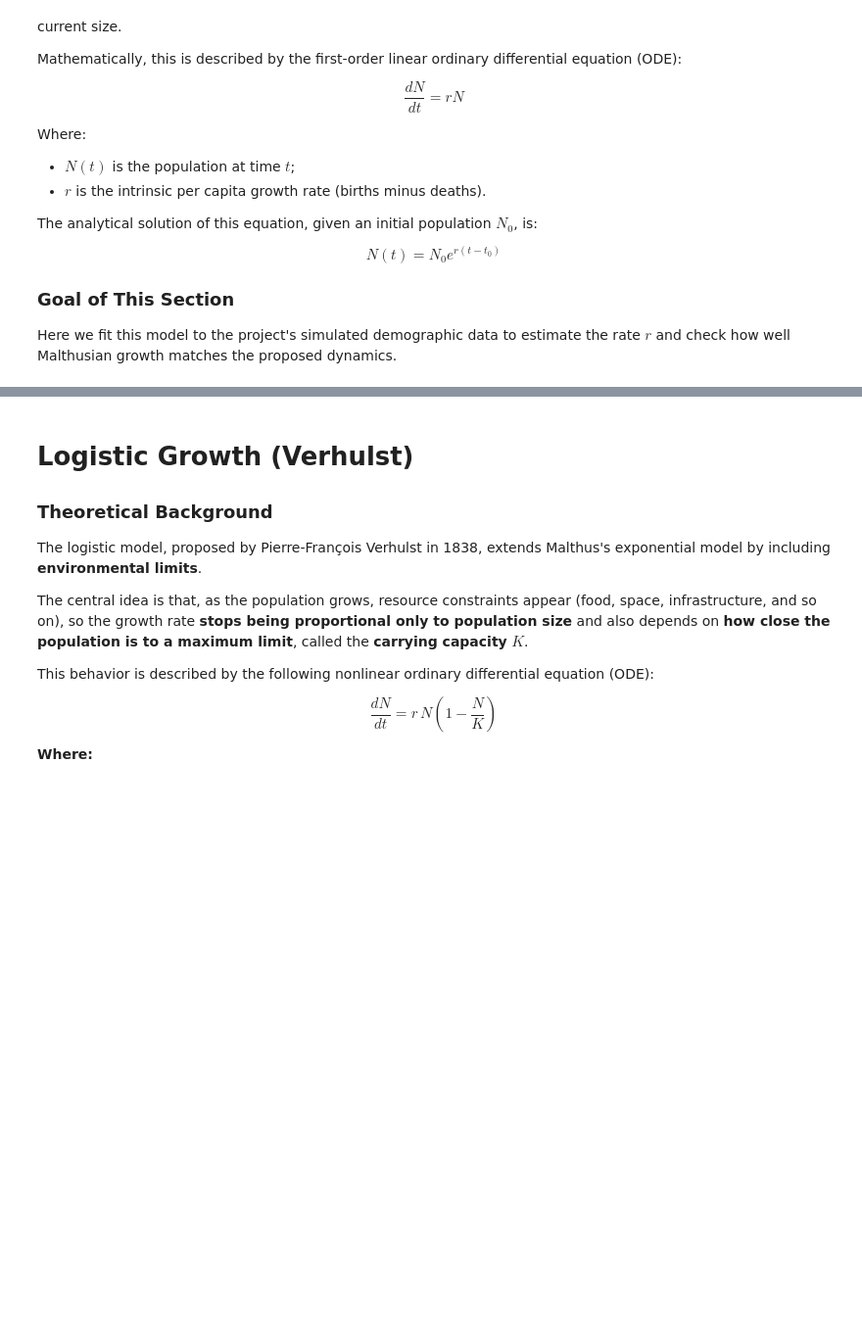
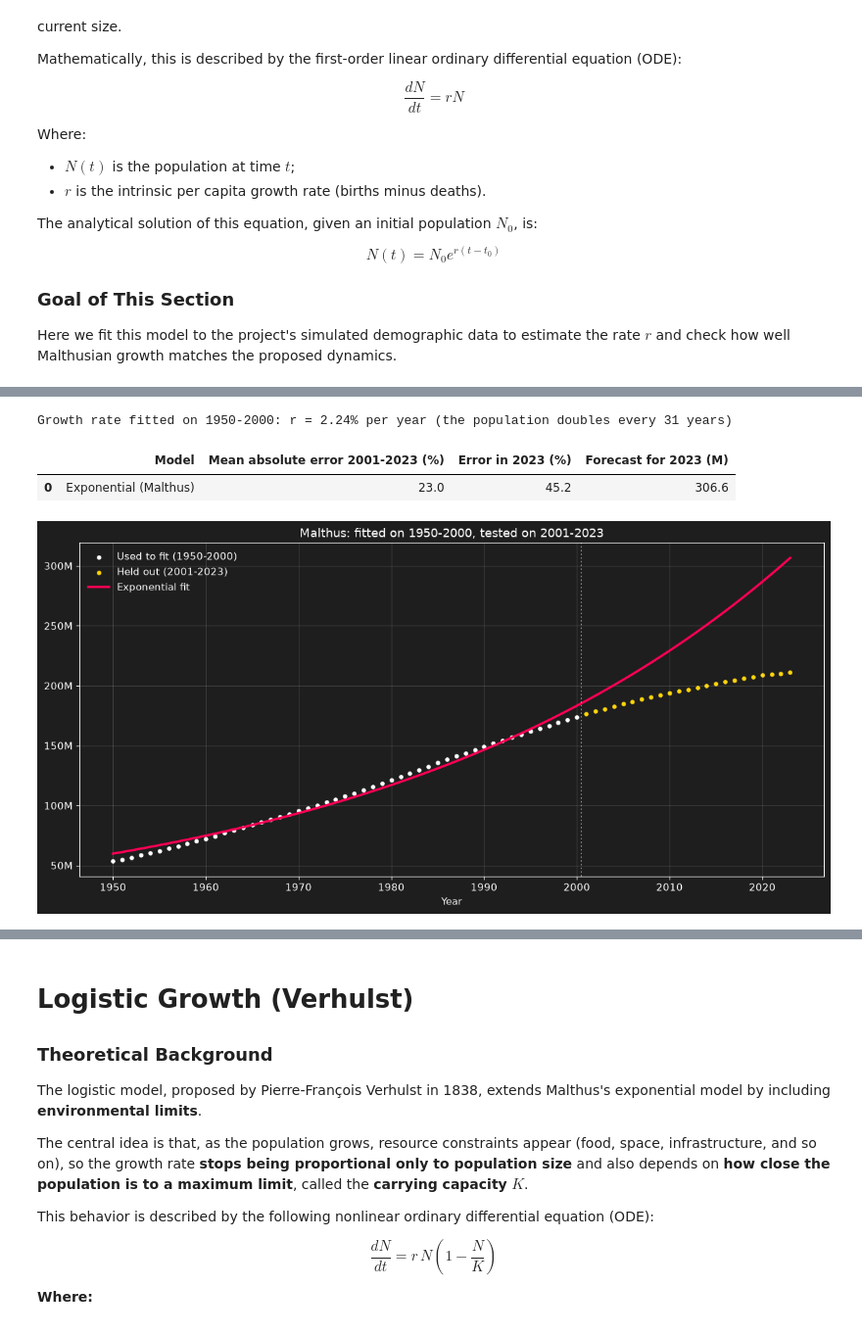
Before and after one commit to Vitor-Dias-Ferreira/population-dynamics-models, a Jupyter notebook: population_dynamics_models.ipynb, the cells around one changed output, grey strips where cells are left out. Shown at 98% size. Drawn from its saved outputs; the diff is of its cells as text; code cells hidden in the pictures; blank space fills up the shorter version.

```diff
--- a/population_dynamics_models.ipynb
+++ b/population_dynamics_models.ipynb
@@ -312,0 +148,44 @@ As a result, the model ends up predicting an **artificial "population explosion"
+# %%
+TRAIN_END = 2000
+train = estimates.loc[:TRAIN_END]
+test = estimates.loc[TRAIN_END + 1:]
+t_train = train.index.to_numpy() - 1950
+t_test = test.index.to_numpy() - 1950
+
+
+def exponential(t, P0, r):
+    return P0 * np.exp(r * t)
+
+
+(P0_exp, r_exp), _ = curve_fit(exponential, t_train, train.to_numpy(), p0=[50e6, 0.02])
+pred_exp = exponential(t_test, P0_exp, r_exp)
+
+
+def forecast_errors(name, prediction):
+    pct = (prediction - test.to_numpy()) / test.to_numpy() * 100
+    return {'Model': name, 'Mean absolute error 2001-2023 (%)': np.abs(pct).mean(),
+            'Error in 2023 (%)': pct[-1], 'Forecast for 2023 (M)': prediction[-1] / 1e6}
+
+
+print(f'Growth rate fitted on 1950-2000: r = {r_exp:.2%} per year '
+      f'(the population doubles every {np.log(2) / r_exp:.0f} years)')
+pd.DataFrame([forecast_errors('Exponential (Malthus)', pred_exp)]).round(1)
+# %% [output]
+Growth rate fitted on 1950-2000: r = 2.24% per year (the population doubles every 31 years)
+|  | Model | Mean absolute error 2001-2023 (%) | Error in 2023 (%) | Forecast for 2023 (M) |
+| 0 | Exponential (Malthus) | 23.0 | 45.2 | 306.6 |
+# %%
+t_all = np.arange(0, 2023 - 1950 + 1)
+fig, ax = plt.subplots(figsize=(12, 6))
+ax.scatter(train.index, train, s=14, color='white', label='Used to fit (1950-2000)')
+ax.scatter(test.index, test, s=14, color=YELLOW, label='Held out (2001-2023)')
+ax.plot(t_all + 1950, exponential(t_all, P0_exp, r_exp), color=PINK, lw=2.5, label='Exponential fit')
+ax.axvline(TRAIN_END + 0.5, color='white', ls=':', alpha=0.5)
+ax.yaxis.set_major_formatter(millions)
+ax.set_title('Malthus: fitted on 1950-2000, tested on 2001-2023')
+ax.set_xlabel('Year')
+ax.legend()
+plt.tight_layout()
+plt.show()
+# %% [output]
+[figure, added]
```
Also changed, not shown: parts of 42 cells of this notebook, 11 other files.
